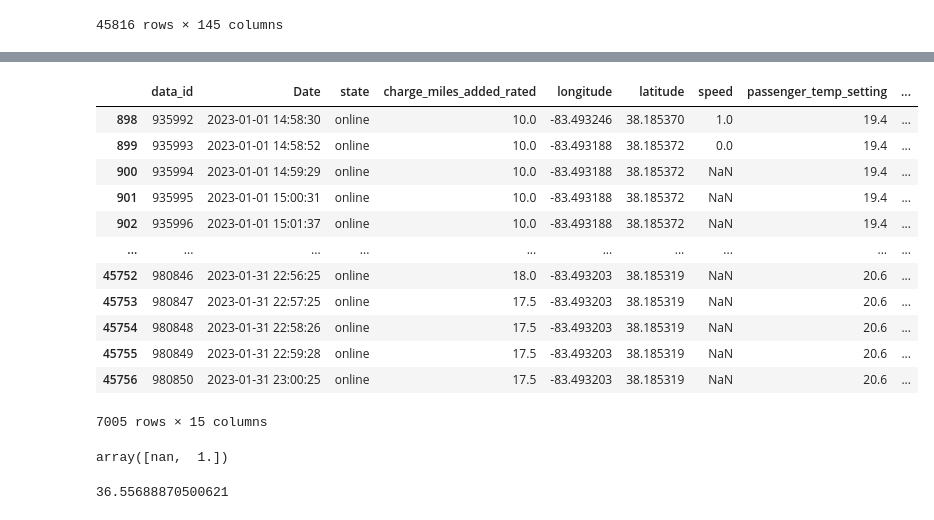
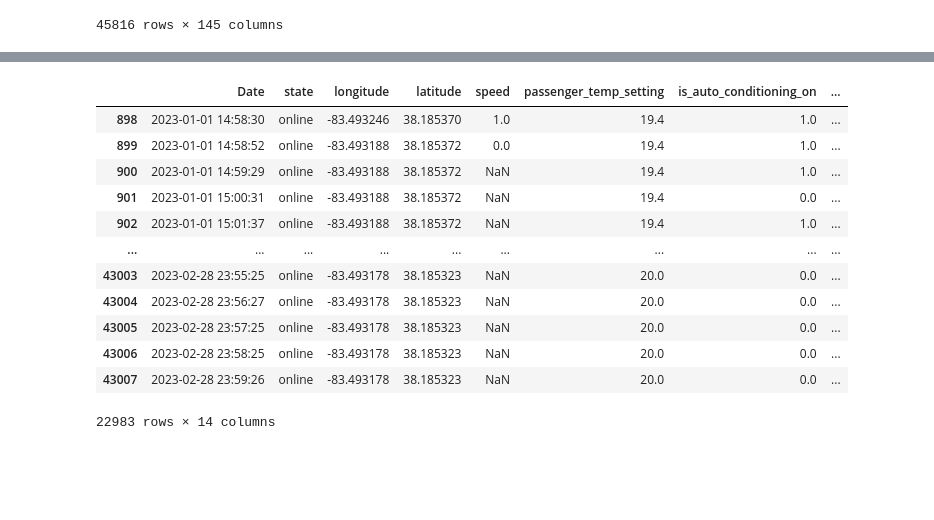
Before and after one commit to kyhokie/data_2_project, a Jupyter notebook: data_2_projectB.ipynb, the cells around one changed output, grey strips where cells are left out. Saved outputs shown, nothing was run; the diff lists cells and outputs as text; code cells hidden in the pictures; blank space fills up the shorter version.

Commit message:
Maps working and cleaned data

```diff
--- a/data_2_projectB.ipynb
+++ b/data_2_projectB.ipynb
@@ -27,0 +25,3 @@ for readME
+# %%
+merged_TF = pd.concat([TeslaFi_Jan, TeslaFi_Feb])
+merged_TF
@@ -82,28 +96,19 @@ TeslaMap_clean
 # %%
-TeslaMap_clean[TeslaMap_clean["state"] == "online"]
+merged_TF_clean[merged_TF_clean["state"] == "online"]
 # %% [output]
-|  | data_id | Date | state | charge_miles_added_rated | longitude | latitude | speed | passenger_temp_setting | ... |
-| 898 | 935992 | 2023-01-01 14:58:30 | online | 10.0 | -83.493246 | 38.185370 | 1.0 | 19.4 | ... |
-| 899 | 935993 | 2023-01-01 14:58:52 | online | 10.0 | -83.493188 | 38.185372 | 0.0 | 19.4 | ... |
-| 900 | 935994 | 2023-01-01 14:59:29 | online | 10.0 | -83.493188 | 38.185372 | NaN | 19.4 | ... |
-| 901 | 935995 | 2023-01-01 15:00:31 | online | 10.0 | -83.493188 | 38.185372 | NaN | 19.4 | ... |
-| 902 | 935996 | 2023-01-01 15:01:37 | online | 10.0 | -83.493188 | 38.185372 | NaN | 19.4 | ... |
-| ... | ... | ... | ... | ... | ... | ... | ... | ... | ... |
-| 45752 | 980846 | 2023-01-31 22:56:25 | online | 18.0 | -83.493203 | 38.185319 | NaN | 20.6 | ... |
-| 45753 | 980847 | 2023-01-31 22:57:25 | online | 17.5 | -83.493203 | 38.185319 | NaN | 20.6 | ... |
-| 45754 | 980848 | 2023-01-31 22:58:26 | online | 17.5 | -83.493203 | 38.185319 | NaN | 20.6 | ... |
-| 45755 | 980849 | 2023-01-31 22:59:28 | online | 17.5 | -83.493203 | 38.185319 | NaN | 20.6 | ... |
-| 45756 | 980850 | 2023-01-31 23:00:25 | online | 17.5 | -83.493203 | 38.185319 | NaN | 20.6 | ... |
+|  | Date | state | longitude | latitude | speed | passenger_temp_setting | is_auto_conditioning_on | ... |
+| 898 | 2023-01-01 14:58:30 | online | -83.493246 | 38.185370 | 1.0 | 19.4 | 1.0 | ... |
+| 899 | 2023-01-01 14:58:52 | online | -83.493188 | 38.185372 | 0.0 | 19.4 | 1.0 | ... |
+| 900 | 2023-01-01 14:59:29 | online | -83.493188 | 38.185372 | NaN | 19.4 | 1.0 | ... |
+| 901 | 2023-01-01 15:00:31 | online | -83.493188 | 38.185372 | NaN | 19.4 | 0.0 | ... |
+| 902 | 2023-01-01 15:01:37 | online | -83.493188 | 38.185372 | NaN | 19.4 | 1.0 | ... |
+| ... | ... | ... | ... | ... | ... | ... | ... | ... |
+| 43003 | 2023-02-28 23:55:25 | online | -83.493178 | 38.185323 | NaN | 20.0 | 0.0 | ... |
+| 43004 | 2023-02-28 23:56:27 | online | -83.493178 | 38.185323 | NaN | 20.0 | 0.0 | ... |
+| 43005 | 2023-02-28 23:57:25 | online | -83.493178 | 38.185323 | NaN | 20.0 | 0.0 | ... |
+| 43006 | 2023-02-28 23:58:25 | online | -83.493178 | 38.185323 | NaN | 20.0 | 0.0 | ... |
+| 43007 | 2023-02-28 23:59:26 | online | -83.493178 | 38.185323 | NaN | 20.0 | 0.0 | ... |
-7005 rows × 15 columns
+22983 rows × 14 columns
-# %%
-unique_values = TeslaMap_clean['rear_seat_heaters'].unique()
-unique_values
-# %% [output]
-array([nan,  1.])
-# %%
-np.mean(TeslaMap_clean.speed)
-# %% [output]
-36.55688870500621
 # %%
 #clean_Tesla = TeslaMap.dropna()
 #TeslaMap.dropna()
```
Also changed, not shown: parts of 8 cells of this notebook.
